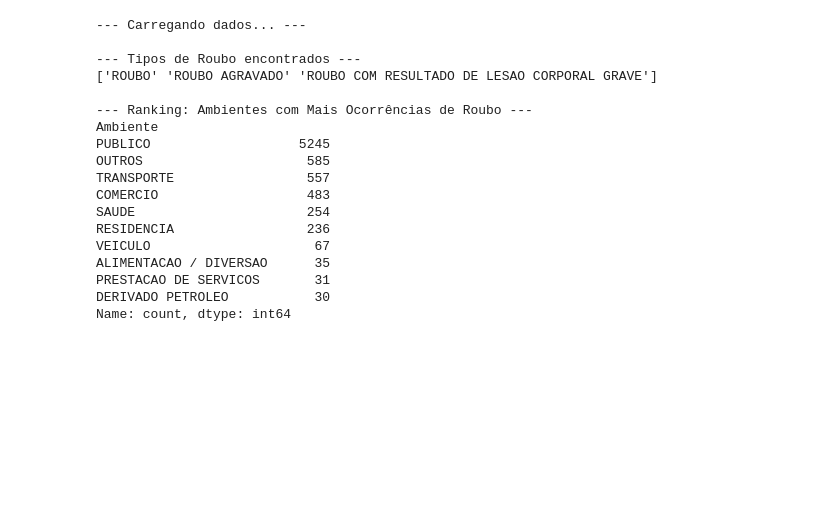
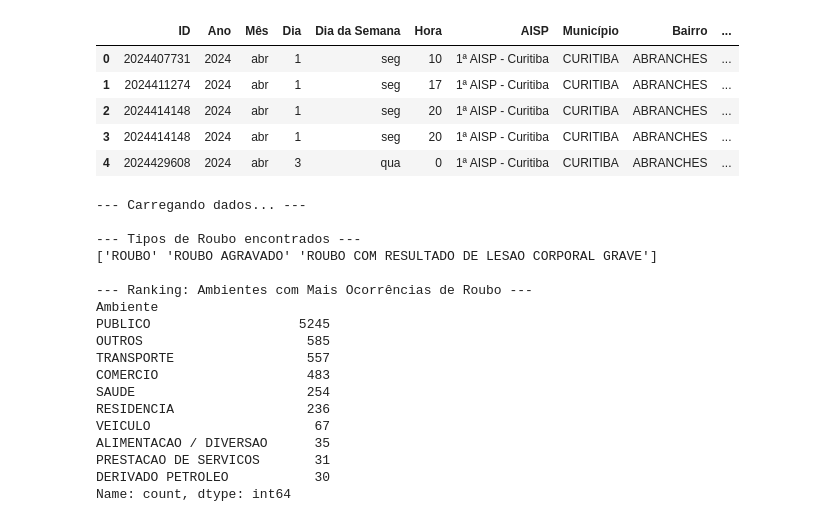
Before and after one commit to GuilhermeOliveiraAgenor/Analise-Seguranca-Curitiba, a Jupyter notebook: analise_de_segurança__ambiente.ipynb, the cells around one changed output. Saved outputs shown, nothing was run; the diff lists cells and outputs as text; code cells hidden in the pictures; blank space fills up the shorter version.

```diff
--- a/analise_de_segurança__ambiente.ipynb
+++ b/analise_de_segurança__ambiente.ipynb
@@ -11,6 +11,13 @@ Saving Dados_2024-2025 v3.csv to Dados_2024-2025 v3.csv
 # %%
-df = pd.read_csv(io.BytesIO(uploaded['Dados_2024-2025 v3.csv']))
+df = pd.read_csv(io.BytesIO(uploaded['Dados_2024-2025 v3 (4).csv']))
 df.head()
+# %% [output]
+|  | ID | Ano | Mês | Dia | Dia da Semana | Hora | AISP | Município | Bairro | ... |
+| 0 | 2024407731 | 2024 | abr | 1 | seg | 10 | 1ª AISP - Curitiba | CURITIBA | ABRANCHES | ... |
+| 1 | 2024411274 | 2024 | abr | 1 | seg | 17 | 1ª AISP - Curitiba | CURITIBA | ABRANCHES | ... |
+| 2 | 2024414148 | 2024 | abr | 1 | seg | 20 | 1ª AISP - Curitiba | CURITIBA | ABRANCHES | ... |
+| 3 | 2024414148 | 2024 | abr | 1 | seg | 20 | 1ª AISP - Curitiba | CURITIBA | ABRANCHES | ... |
+| 4 | 2024429608 | 2024 | abr | 3 | qua | 0 | 1ª AISP - Curitiba | CURITIBA | ABRANCHES | ... |
 # %%
 #Verificação dos dados / Contagem dos dados faltantes
 #print ("---Informações do DataFrame---")
```
Also changed, not shown: parts of 5 cells of this notebook.
